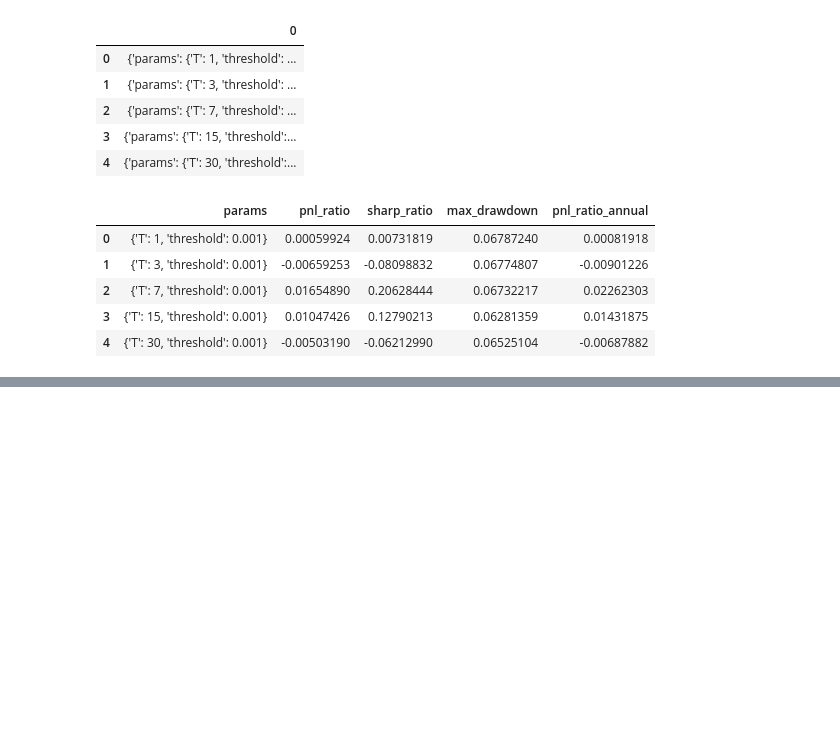
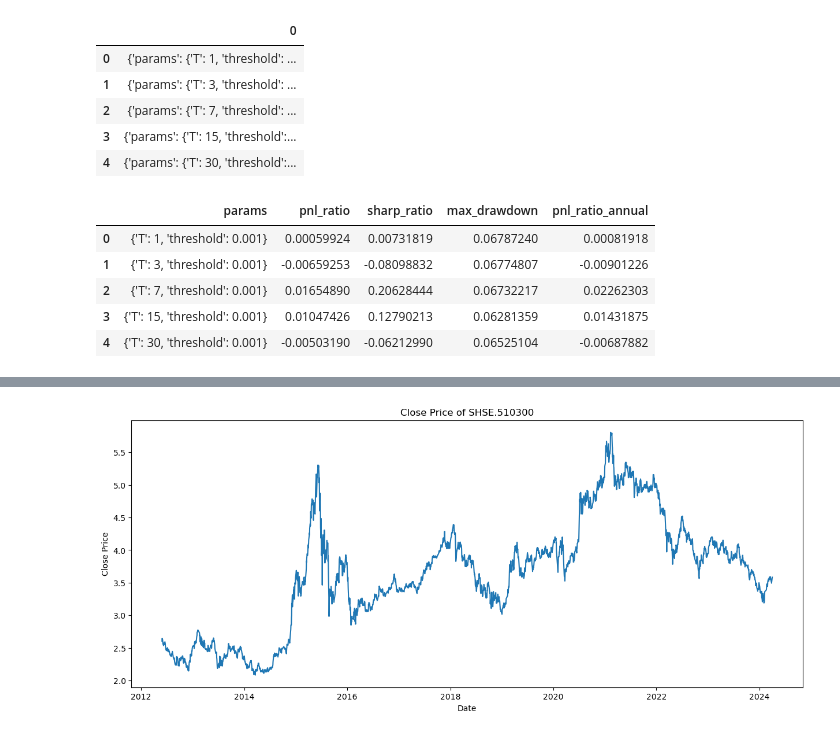
Before and after one commit to Monsoon007/LSTM-XGBOOST, a Jupyter notebook: results/result_analysis.ipynb, the cells around one changed output, grey strips where cells are left out. Saved outputs shown, nothing was run; the diff lists cells and outputs as text; code cells hidden in the pictures; blank space fills up the shorter version.

```diff
--- a/results/result_analysis.ipynb
+++ b/results/result_analysis.ipynb
@@ -145,0 +148,15 @@ df
+# %%
+from __future__ import print_function, absolute_import
+from gm.api import *
+
+# 设置token
+set_token('9c0950e38c59552734328ad13ad93b6cc44ee271')
+symbol = 'SHSE.510300'
+trade_data = history(symbol, frequency='1d', start_time='2006-01-01', end_time='2024-04-01', fill_missing='last',
+                     df=True)
+# 去除 'symbol', 'eob', 'frequency','position' 列
+trade_data.drop(['symbol', 'eob', 'frequency', 'position'], axis=1, inplace=True)
+# 将'bob'去时区化后作为索引
+trade_data.set_index('bob', inplace=True)
+# 将data的索引设置为tz-naive
+trade_data.index = trade_data.index.tz_localize(None)
@@ -145,0 +180,16 @@ df
+# %%
+import pandas as pd
+# 可视化trade_data.close
+import matplotlib.pyplot as plt
+
+plt.figure(figsize=(15, 6))
+plt.plot(trade_data['close'])
+# # 横坐标刻度包含月
+# plt.xticks(pd.date_range(trade_data.index[0], trade_data.index[-1], freq='M'), rotation=45)
+
+plt.xlabel('Date')
+plt.ylabel('Close Price')
+plt.title('Close Price of SHSE.510300')
+plt.show()
+# %% [output]
+[figure, added]
```
Also changed, not shown: parts of 6 cells of this notebook, 11 other files.
